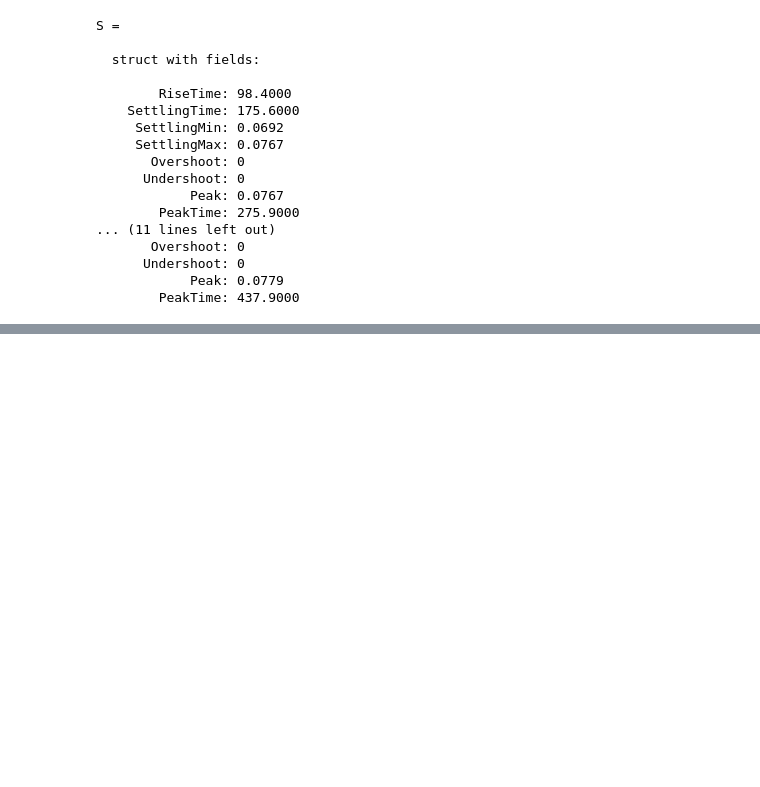
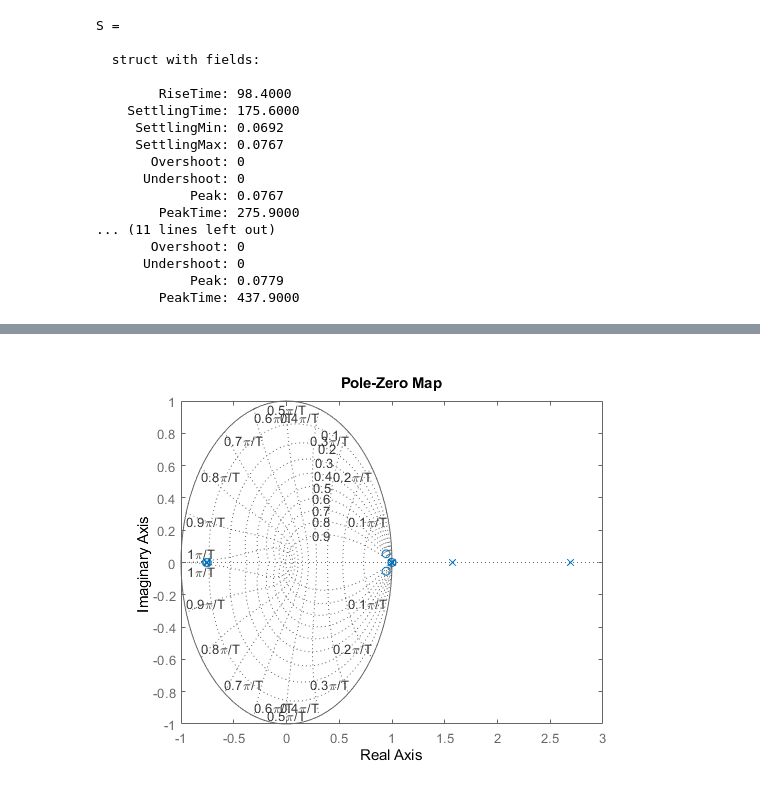
Before and after one commit to JeremyKTH/Gearbox-Oil-Conditioning-System, a Jupyter notebook: SI_2.ipynb, the cells around one changed output, grey strips where cells are left out. Cells and saved outputs as stored; diff of their text form; code cells hidden in the pictures; blank space fills up the shorter version.

```diff
--- a/SI_2.ipynb
+++ b/SI_2.ipynb
@@ -112,0 +312,8 @@ p = []
+# %%
+P = P(1);
+D = D(1);
+I = I(1);
+N = N(1);
+# %%
+z = tf('z', Ts);
+G_c = P + D*(((z-1)*N)/(z-1+N*Ts)) + I*Ts/(z-1)
@@ -112,0 +329,6 @@ p = []
+# %%
+t_o = (1-p3+p2)/(b1+b0);
+A_o = [1, -p1, p0];
+T = t_o*A_o;
+R = [1, N-1, -N];
+G_ff = tf(T, R, Ts)
@@ -112,0 +344,2 @@ p = []
+# %%
+Gyr = G_ff*sys_dominant/(1+G_c*sys_dominant)
@@ -112,0 +355,5 @@ p = []
+# %%
+pzmap(Gyr)
+grid on;
+# %% [output]
+[figure, added]
```
Also changed, not shown: parts of 28 cells of this notebook.
